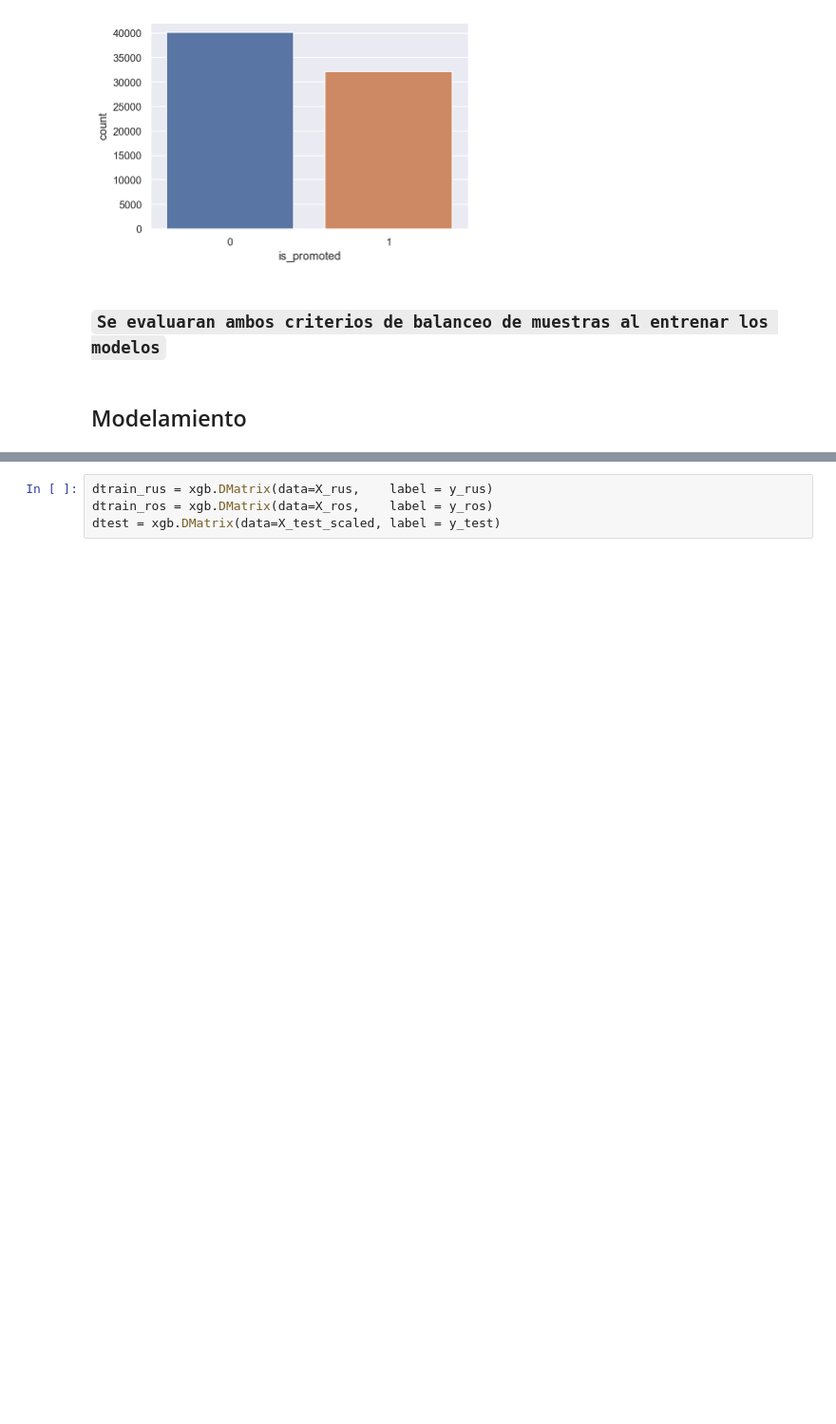
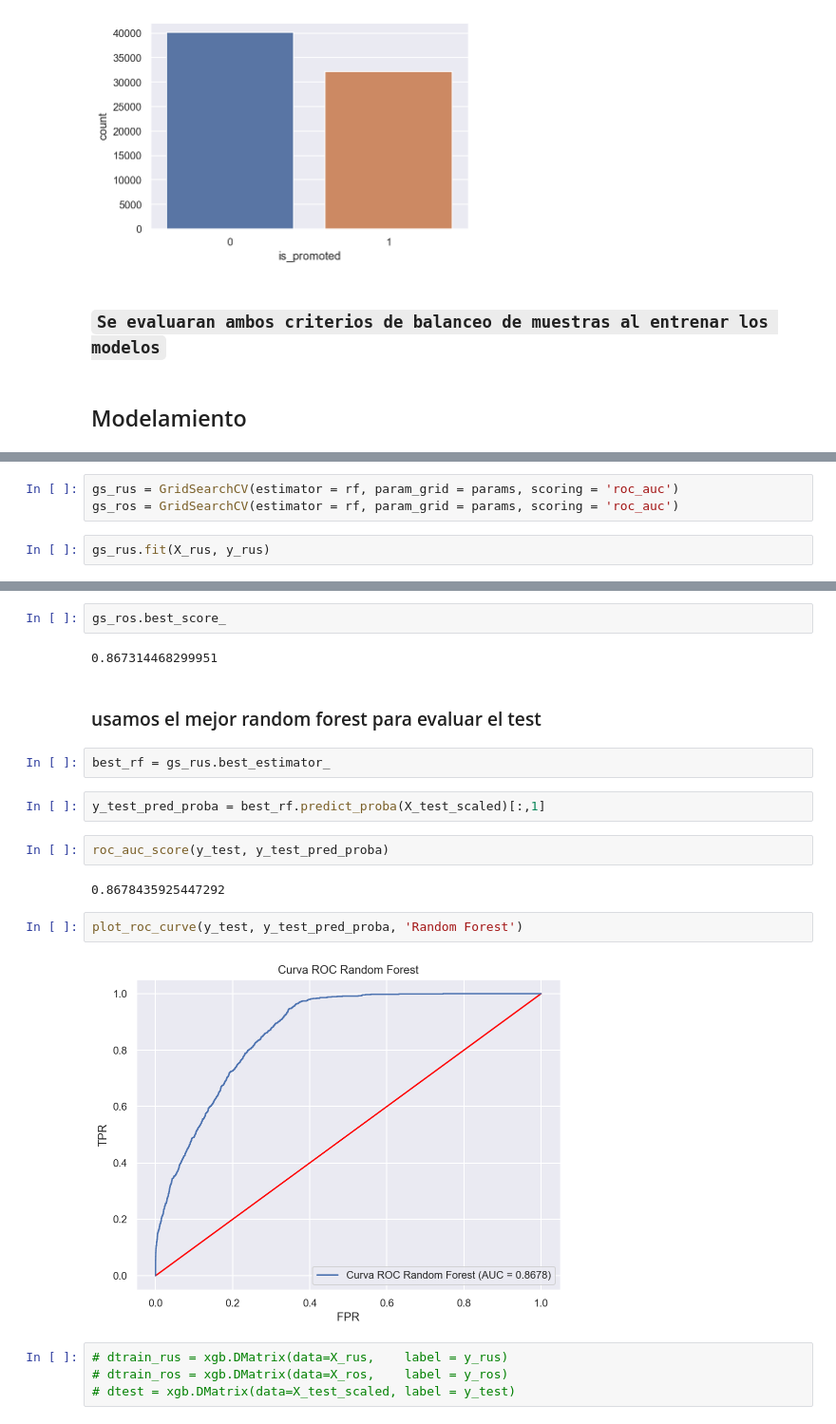
Before and after one commit to giordanap/MLA, a Jupyter notebook: Proyecto 01 - HR Analytics/00-apellido-nombre-proyecto1.ipynb, the cells around one changed output, grey strips where cells are left out. Shown at 95% size. Cells and saved outputs as stored; diff of their text form; blank space fills up the shorter version.

```diff
--- a/Proyecto 01 - HR Analytics/00-apellido-nombre-proyecto1.ipynb
+++ b/Proyecto 01 - HR Analytics/00-apellido-nombre-proyecto1.ipynb
@@ -682,0 +699,5 @@ pass
+# %%
+gs_rus = GridSearchCV(estimator = rf, param_grid = params, scoring = 'roc_auc')
+gs_ros = GridSearchCV(estimator = rf, param_grid = params, scoring = 'roc_auc')
+# %%
+gs_rus.fit(X_rus, y_rus)
@@ -683,5 +750,23 @@ pass
+# %%
+gs_ros.best_score_
+# %% [output]
+0.867314468299951
+# %% [markdown]
+### usamos el mejor random forest para evaluar el test
+# %%
+best_rf = gs_rus.best_estimator_
+# %%
+y_test_pred_proba = best_rf.predict_proba(X_test_scaled)[:,1]
+# %%
+roc_auc_score(y_test, y_test_pred_proba)
+# %% [output]
+0.8678435925447292
+# %%
+plot_roc_curve(y_test, y_test_pred_proba, 'Random Forest')
+# %% [output]
+[figure, added]
 # %%
-dtrain_rus = xgb.DMatrix(data=X_rus,    label = y_rus)
-dtrain_ros = xgb.DMatrix(data=X_ros,    label = y_ros)
-dtest = xgb.DMatrix(data=X_test_scaled, label = y_test)
+# dtrain_rus = xgb.DMatrix(data=X_rus,    label = y_rus)
+# dtrain_ros = xgb.DMatrix(data=X_ros,    label = y_ros)
+# dtest = xgb.DMatrix(data=X_test_scaled, label = y_test)
 # %%
```
Also changed, not shown: parts of 16 cells of this notebook.
